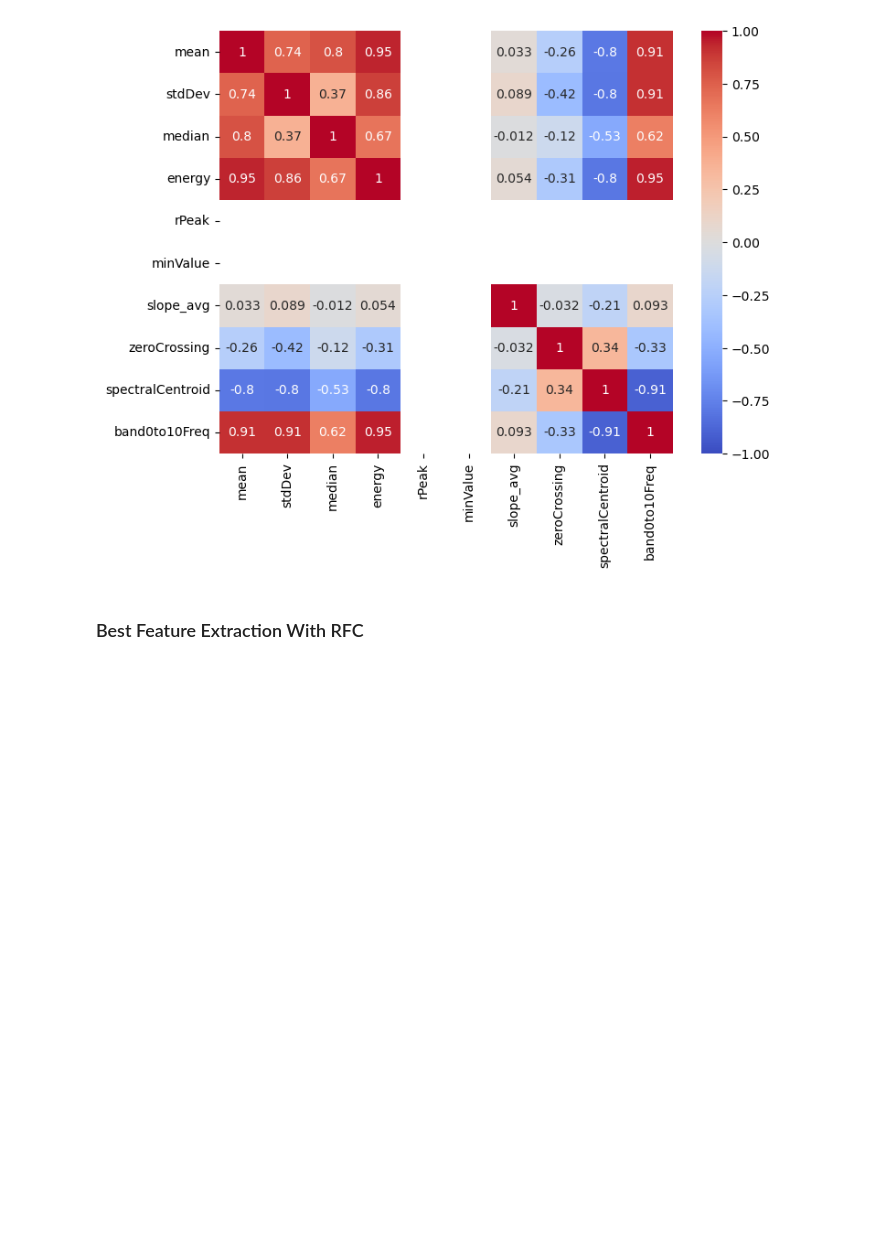
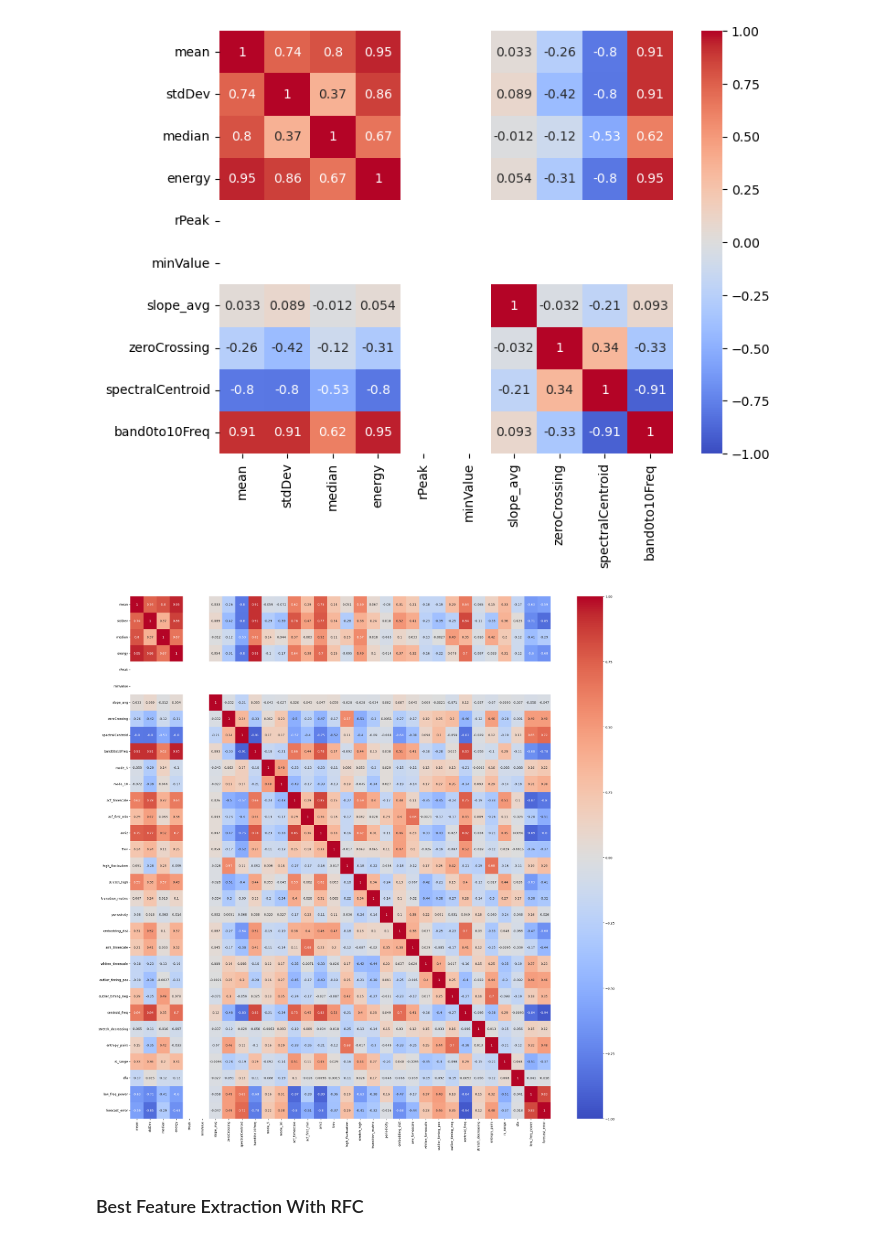
Before and after one commit to Shenukp1/MachineLearningPortfolio, a Jupyter notebook: ECG_Classification/EDA_V2.ipynb, the cells around one changed output. Drawn from its saved outputs; the diff is of its cells as text; code cells hidden in the pictures; blank space fills up the shorter version.

```diff
--- a/ECG_Classification/EDA_V2.ipynb
+++ b/ECG_Classification/EDA_V2.ipynb
@@ -814,11 +888,18 @@ feature_df.shape
 # %%
 corr_matrix = feature_df.corr()
+corr_matrix_extra = new_feature_df.corr()
 # %%
 plt.figure(figsize=(8, 6))
 sns.heatmap(corr_matrix, annot=True, cmap="coolwarm", vmin=-1, vmax=1)
 plt.show()
 # %% [output]
 [figure]
+# %%
+plt.figure(figsize=(30, 30))
+sns.heatmap(corr_matrix_extra, annot=True, cmap="coolwarm", vmin=-1, vmax=1)
+plt.show()
+# %% [output]
+[figure, added]
 # %% [markdown]
 ### Best Feature Extraction With RFC
 # %%
```
Also changed, not shown: parts of 27 cells of this notebook, 7 other files.
